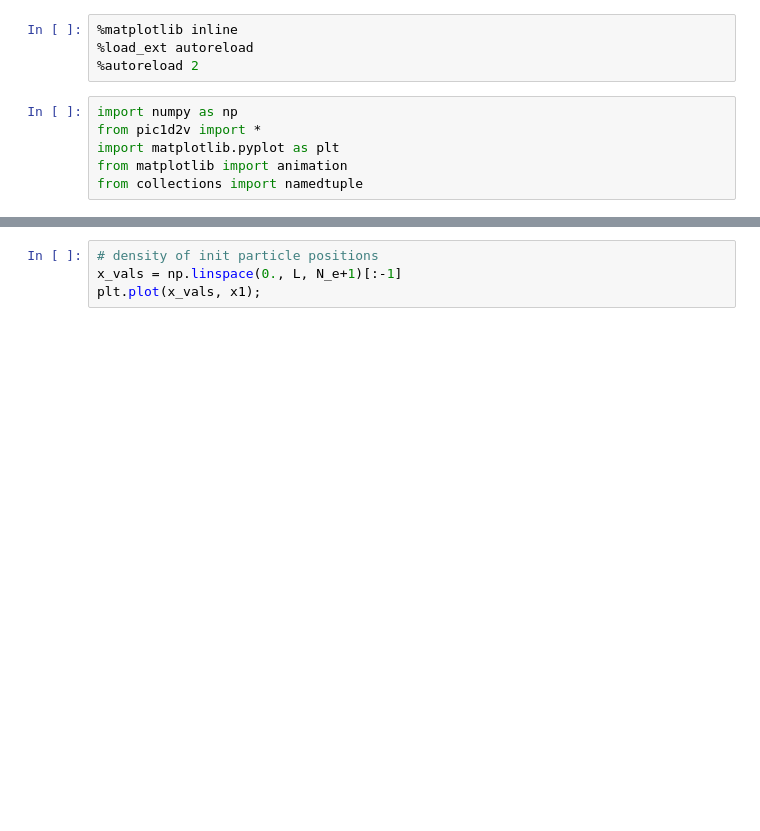
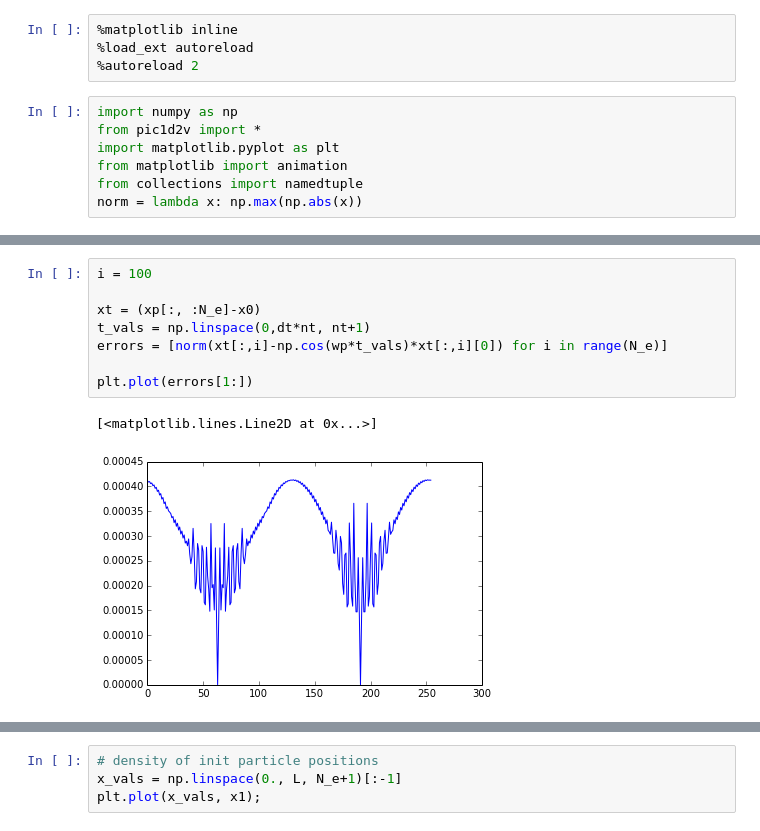
Before and after one commit to shigh/pyes1, a Jupyter notebook: 1d2v-wave.ipynb, the cells around one changed output, grey strips where cells are left out. Saved outputs shown, nothing was run; the diff lists cells and outputs as text; blank space fills up the shorter version.

```diff
--- a/1d2v-wave.ipynb
+++ b/1d2v-wave.ipynb
@@ -8,5 +8,6 @@ from pic1d2v import *
 import matplotlib.pyplot as plt
 from matplotlib import animation
 from collections import namedtuple
+norm = lambda x: np.max(np.abs(x))
 # %%
 nt = 150
@@ -72,3 +85,14 @@ plt.plot(np.cos(wp*np.linspace(0,dt*nt, nt+1)[:-1])*np.max(kn))
+# %%
+i = 100
+
+xt = (xp[:, :N_e]-x0)
+t_vals = np.linspace(0,dt*nt, nt+1)
+errors = [norm(xt[:,i]-np.cos(wp*t_vals)*xt[:,i][0]) for i in range(N_e)]
+
+plt.plot(errors[1:])
+# %% [output]
+[<matplotlib.lines.Line2D at 0x...>]
+[figure, added]
 # %%
 i = 0
 kr0 = np.sqrt(np.real(k_vals[i]*k_vals[i].conj()))
```
Also changed, not shown: parts of 5 cells of this notebook, 1 other file.
